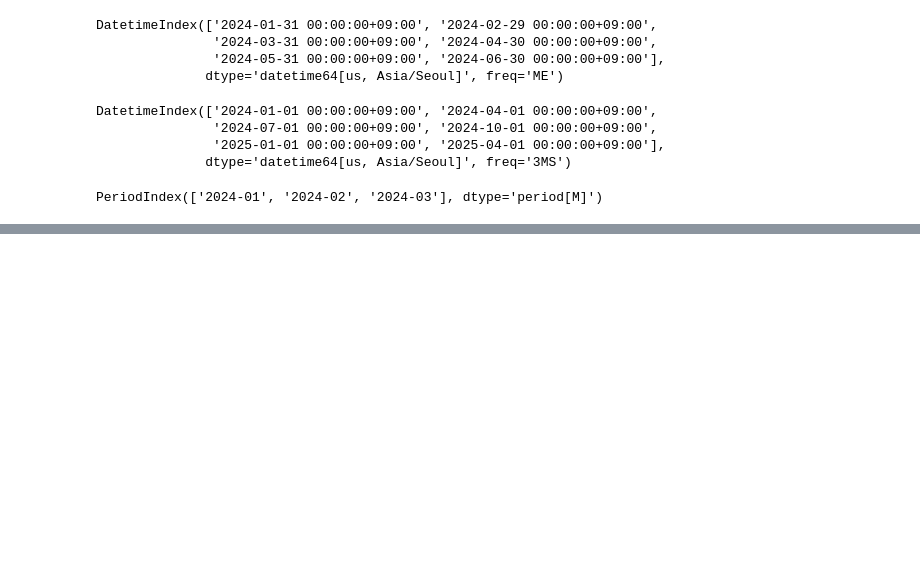
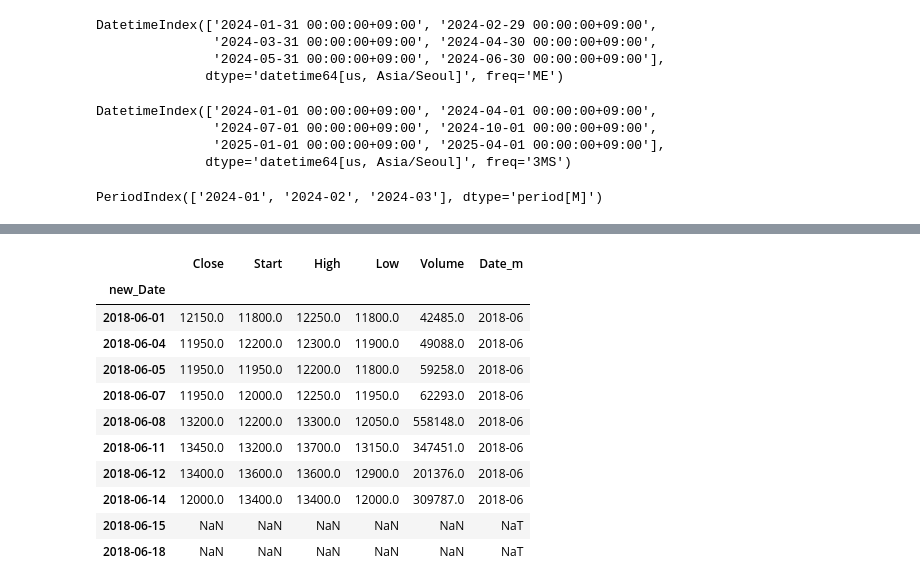
Before and after one commit to smparkkr00/15-ai-data-analyze, a Jupyter notebook: 5_데이터전처리/5-6_시계열데이터.ipynb, the cells around one changed output, grey strips where cells are left out. Drawn from its saved outputs; the diff is of its cells as text; code cells hidden in the pictures; blank space fills up the shorter version.

```diff
--- a/5_데이터전처리/5-6_시계열데이터.ipynb
+++ b/5_데이터전처리/5-6_시계열데이터.ipynb
@@ -167,0 +275,15 @@ df['Date_M']
+# %%
+ts.shift(-2)
+# %% [output]
+|  | Close | Start | High | Low | Volume | Date_m |
+| new_Date |  |  |  |  |  |  |
+| 2018-06-01 | 12150.0 | 11800.0 | 12250.0 | 11800.0 | 42485.0 | 2018-06 |
+| 2018-06-04 | 11950.0 | 12200.0 | 12300.0 | 11900.0 | 49088.0 | 2018-06 |
+| 2018-06-05 | 11950.0 | 11950.0 | 12200.0 | 11800.0 | 59258.0 | 2018-06 |
+| 2018-06-07 | 11950.0 | 12000.0 | 12250.0 | 11950.0 | 62293.0 | 2018-06 |
+| 2018-06-08 | 13200.0 | 12200.0 | 13300.0 | 12050.0 | 558148.0 | 2018-06 |
+| 2018-06-11 | 13450.0 | 13200.0 | 13700.0 | 13150.0 | 347451.0 | 2018-06 |
+| 2018-06-12 | 13400.0 | 13600.0 | 13600.0 | 12900.0 | 201376.0 | 2018-06 |
+| 2018-06-14 | 12000.0 | 13400.0 | 13400.0 | 12000.0 | 309787.0 | 2018-06 |
+| 2018-06-15 | NaN | NaN | NaN | NaN | NaN | NaT |
+| 2018-06-18 | NaN | NaN | NaN | NaN | NaN | NaT |
```
Also changed, not shown: parts of 35 cells of this notebook.
